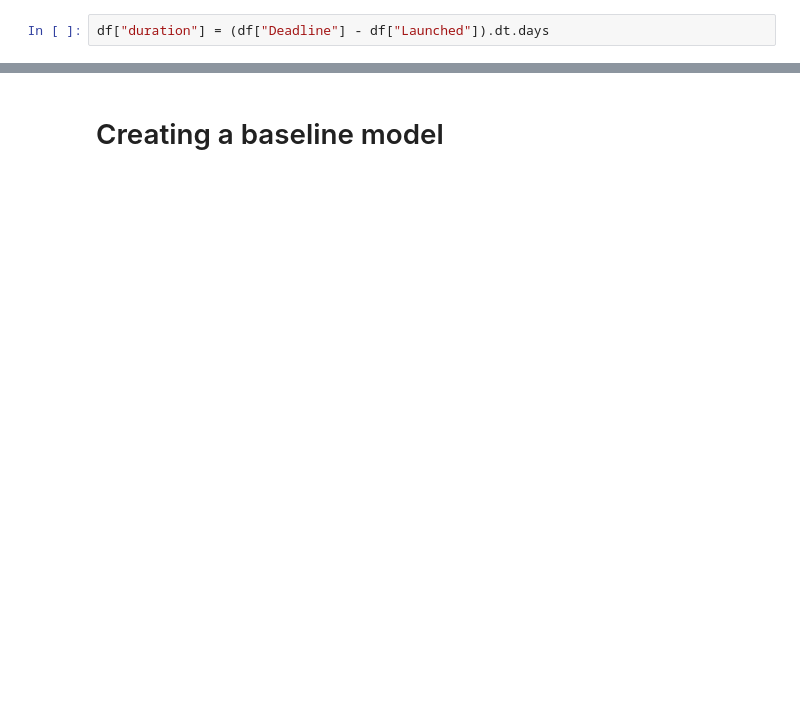
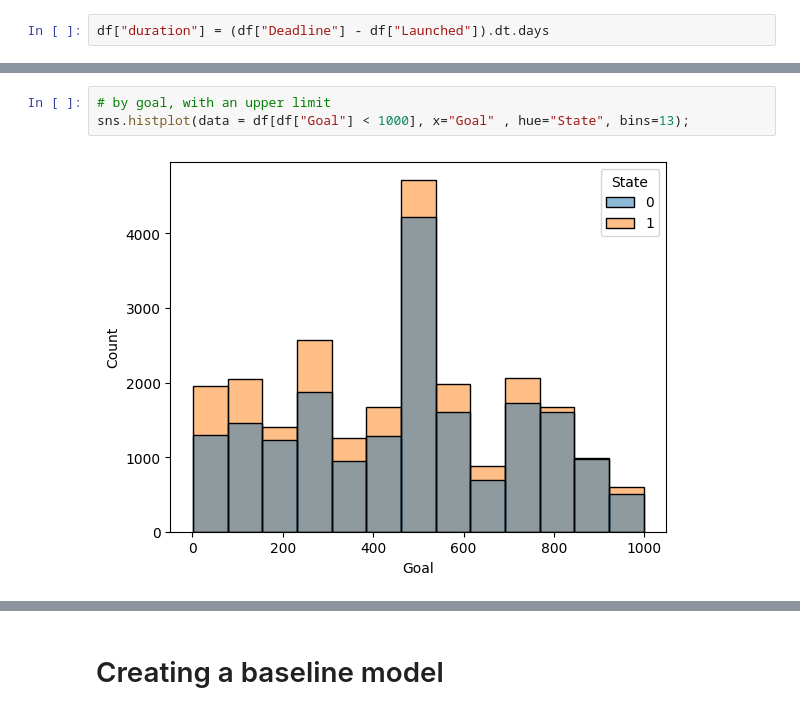
Before and after one commit to JainNupur20/kickstarter-project, a Jupyter notebook: project.ipynb, the cells around one changed output, grey strips where cells are left out. Drawn from its saved outputs; the diff is of its cells as text; blank space fills up the shorter version.

```diff
--- a/project.ipynb
+++ b/project.ipynb
@@ -324,0 +282,5 @@ goal billow 1000 is sucss and above is a failed
+# %%
+# by goal, with an upper limit
+sns.histplot(data = df[df["Goal"] < 1000], x="Goal" , hue="State", bins=13);
+# %% [output]
+[figure, added]
```
Also changed, not shown: parts of 133 cells of this notebook.
